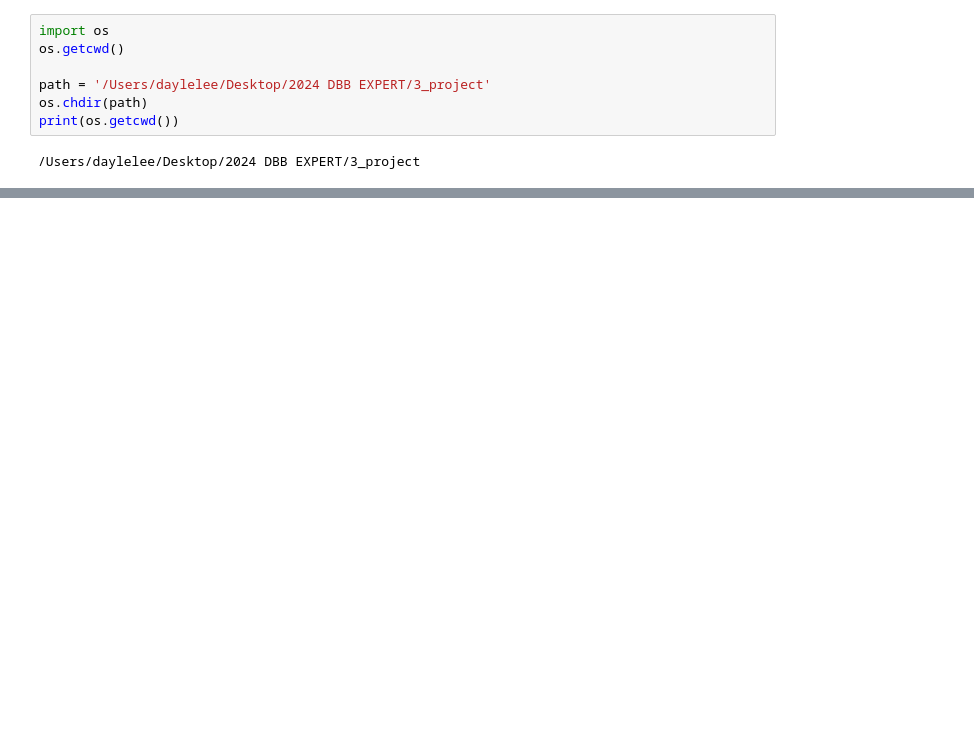
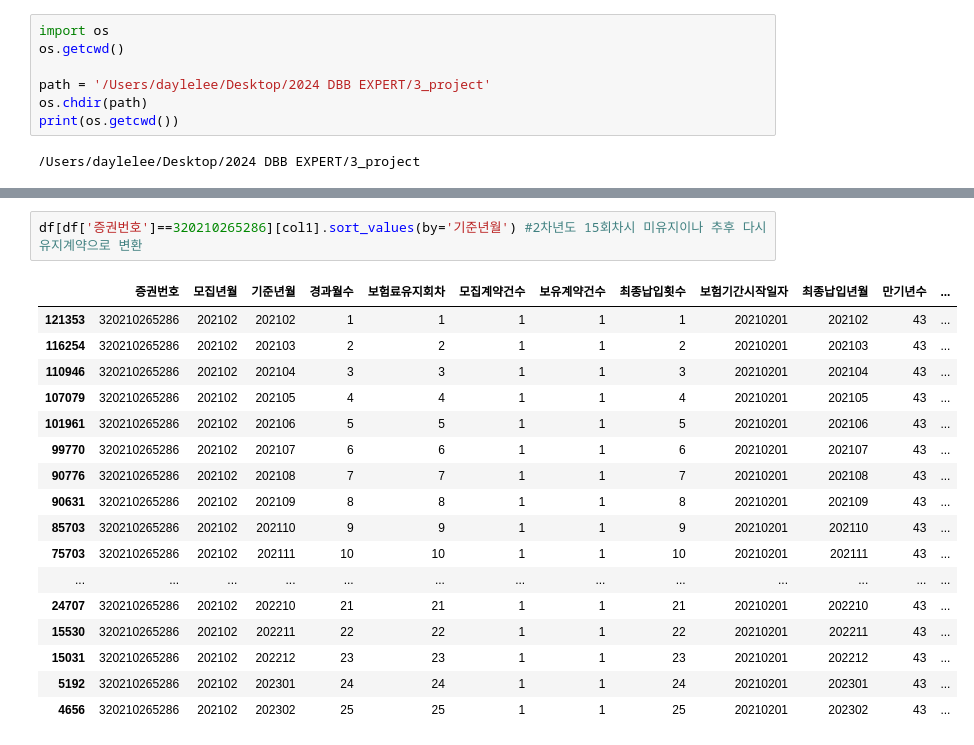
Before and after one commit to dhlee23/DBB-Expert, a Jupyter notebook: db_notes/DBB_장기모집계약유지율명세_월.ipynb, the cells around one changed output, grey strips where cells are left out. Drawn from its saved outputs; the diff is of its cells as text; blank space fills up the shorter version.

```diff
--- a/db_notes/DBB_장기모집계약유지율명세_월.ipynb
+++ b/db_notes/DBB_장기모집계약유지율명세_월.ipynb
@@ -203,0 +127,20 @@ df[['기준년월','모집년월','확정년월','보험기간시작일자','보
+# %%
+df[df['증권번호']==320210265286][col1].sort_values(by='기준년월') #2차년도 15회차시 미유지이나 추후 다시 유지계약으로 변환
+# %% [output]
+|  | 증권번호 | 모집년월 | 기준년월 | 경과월수 | 보험료유지회차 | 모집계약건수 | 보유계약건수 | 최종납입횟수 | 보험기간시작일자 | 최종납입년월 | 만기년수 | ... |
+| 121353 | 320210265286 | 202102 | 202102 | 1 | 1 | 1 | 1 | 1 | 20210201 | 202102 | 43 | ... |
+| 116254 | 320210265286 | 202102 | 202103 | 2 | 2 | 1 | 1 | 2 | 20210201 | 202103 | 43 | ... |
+| 110946 | 320210265286 | 202102 | 202104 | 3 | 3 | 1 | 1 | 3 | 20210201 | 202104 | 43 | ... |
+| 107079 | 320210265286 | 202102 | 202105 | 4 | 4 | 1 | 1 | 4 | 20210201 | 202105 | 43 | ... |
+| 101961 | 320210265286 | 202102 | 202106 | 5 | 5 | 1 | 1 | 5 | 20210201 | 202106 | 43 | ... |
+| 99770 | 320210265286 | 202102 | 202107 | 6 | 6 | 1 | 1 | 6 | 20210201 | 202107 | 43 | ... |
+| 90776 | 320210265286 | 202102 | 202108 | 7 | 7 | 1 | 1 | 7 | 20210201 | 202108 | 43 | ... |
+| 90631 | 320210265286 | 202102 | 202109 | 8 | 8 | 1 | 1 | 8 | 20210201 | 202109 | 43 | ... |
+| 85703 | 320210265286 | 202102 | 202110 | 9 | 9 | 1 | 1 | 9 | 20210201 | 202110 | 43 | ... |
+| 75703 | 320210265286 | 202102 | 202111 | 10 | 10 | 1 | 1 | 10 | 20210201 | 202111 | 43 | ... |
+| ... | ... | ... | ... | ... | ... | ... | ... | ... | ... | ... | ... | ... |
+| 24707 | 320210265286 | 202102 | 202210 | 21 | 21 | 1 | 1 | 21 | 20210201 | 202210 | 43 | ... |
+| 15530 | 320210265286 | 202102 | 202211 | 22 | 22 | 1 | 1 | 22 | 20210201 | 202211 | 43 | ... |
+| 15031 | 320210265286 | 202102 | 202212 | 23 | 23 | 1 | 1 | 23 | 20210201 | 202212 | 43 | ... |
+| 5192 | 320210265286 | 202102 | 202301 | 24 | 24 | 1 | 1 | 24 | 20210201 | 202301 | 43 | ... |
+| 4656 | 320210265286 | 202102 | 202302 | 25 | 25 | 1 | 1 | 25 | 20210201 | 202302 | 43 | ... |
```
Also changed, not shown: parts of 33 cells of this notebook.
